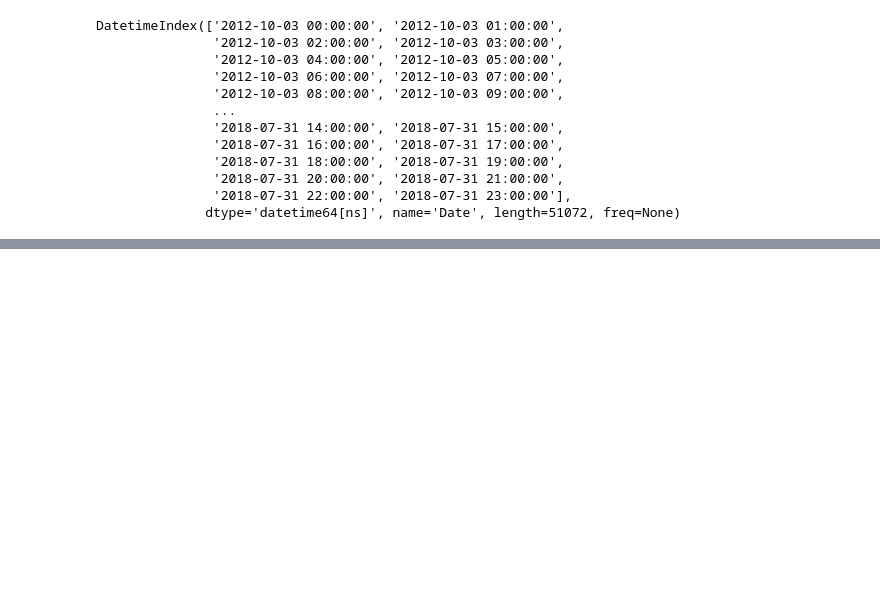
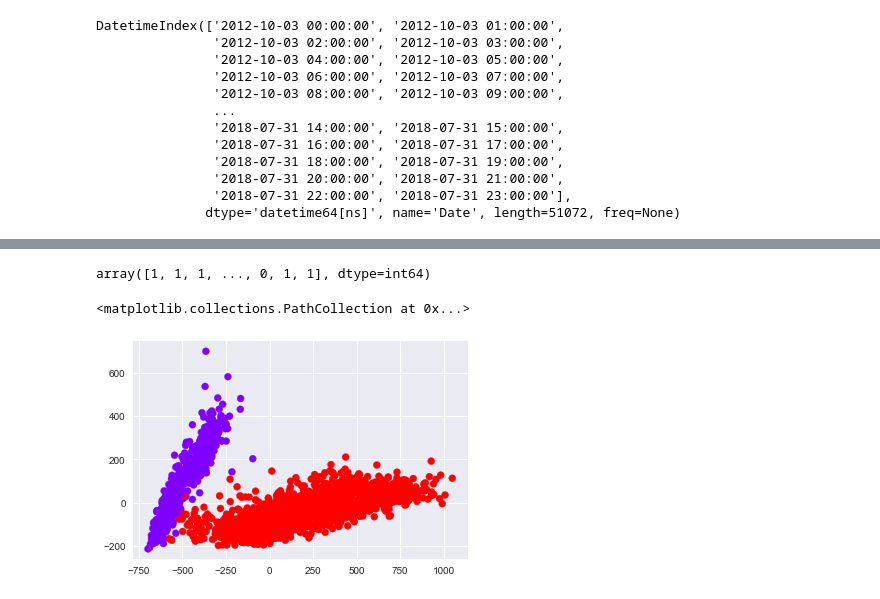
Before and after one commit to MrRutledge/Seattle_Bridge_Data_work_flow, a Jupyter notebook: DataWorkFlow1.ipynb, the cells around one changed output, grey strips where cells are left out. Drawn from its saved outputs; the diff is of its cells as text; code cells hidden in the pictures; blank space fills up the shorter version.

```diff
--- a/DataWorkFlow1.ipynb
+++ b/DataWorkFlow1.ipynb
@@ -151,0 +168,13 @@ DatetimeIndex(['2012-10-03 00:00:00', '2012-10-03 01:00:00',
+# %%
+from sklearn.mixture import GaussianMixture
+gmm = GaussianMixture(2)
+gmm.fit(x)
+labels = gmm.predict(x)
+labels
+# %% [output]
+array([1, 1, 1, ..., 0, 1, 1], dtype=int64)
+# %%
+plt.scatter(x2[:,0],x2[:,1], c=labels, cmap='rainbow')
+# %% [output]
+<matplotlib.collections.PathCollection at 0x...>
+[figure, added]
```
Also changed, not shown: parts of 15 cells of this notebook, 1 other file.
